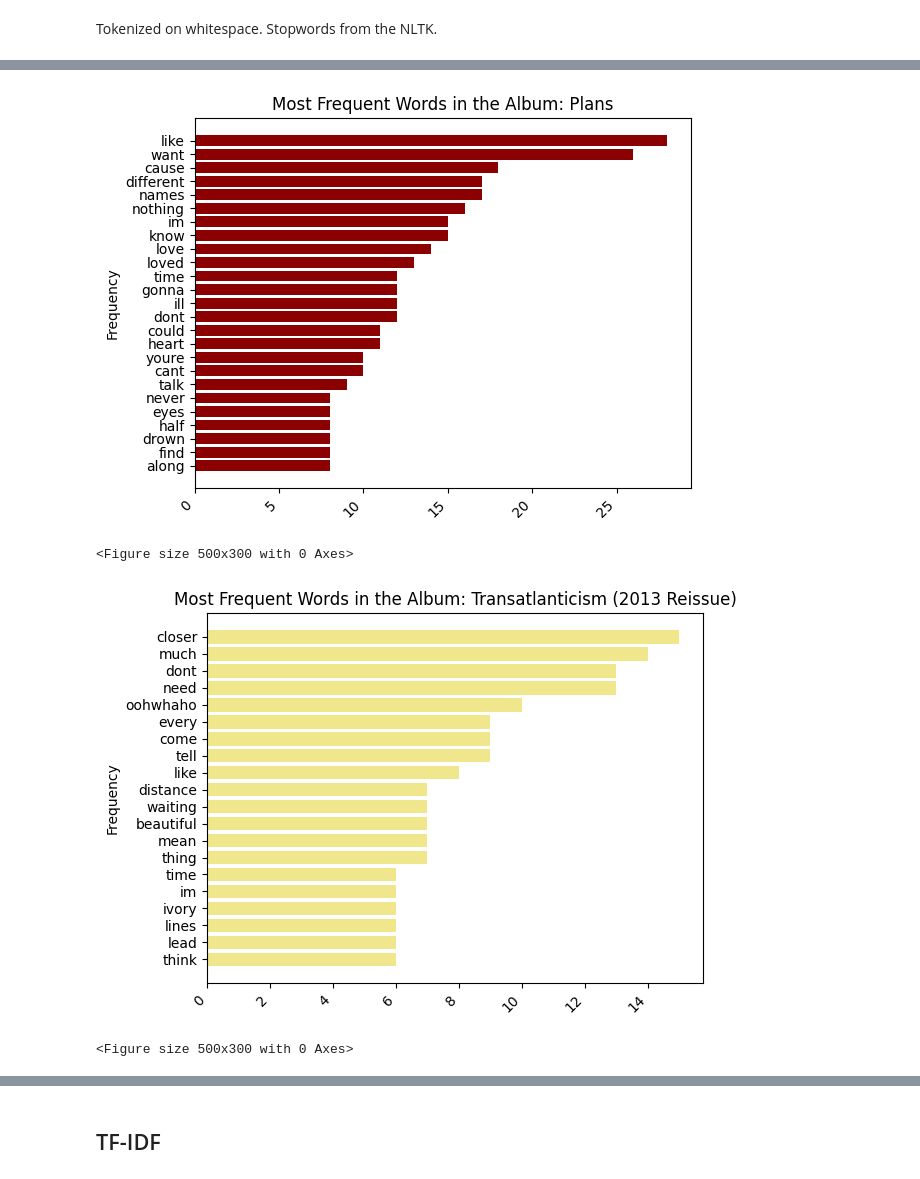
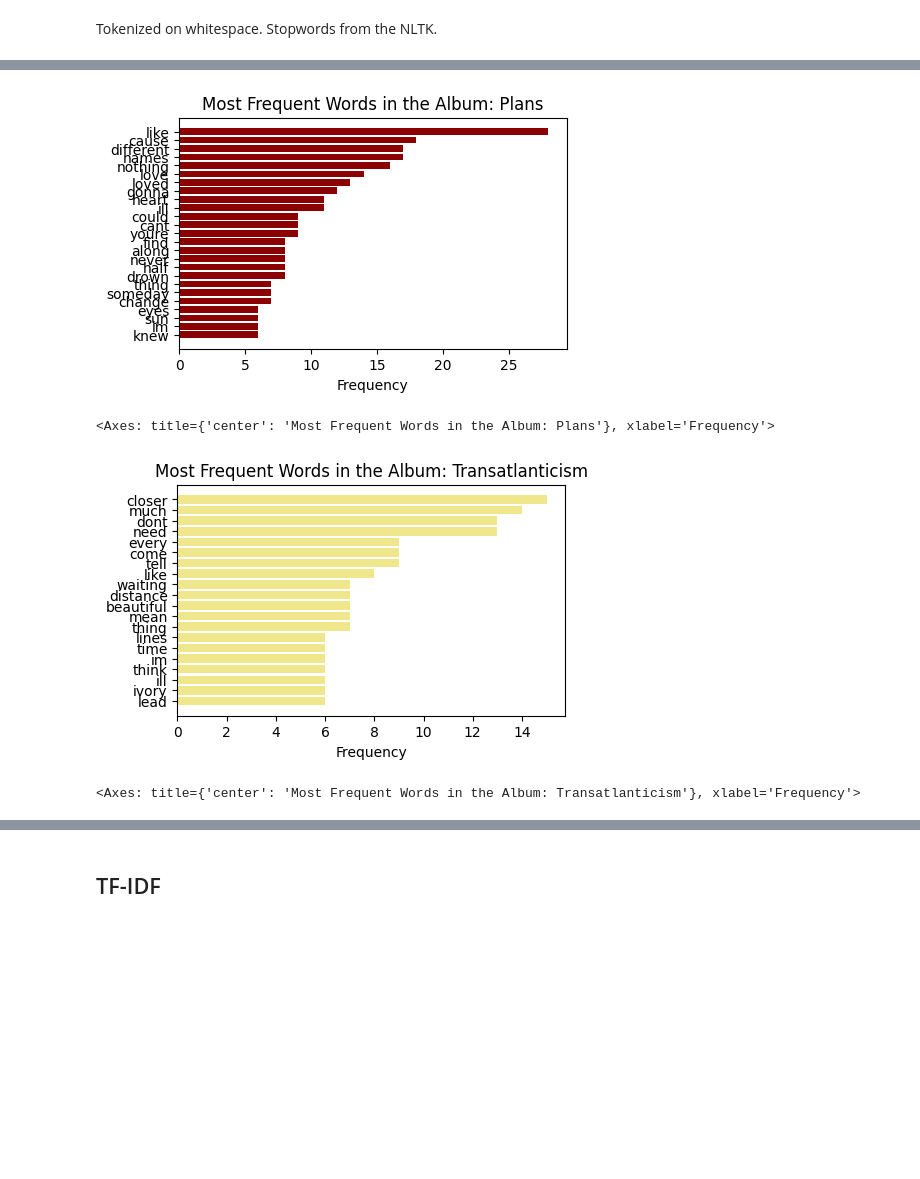
Before and after one commit to lily-harper/death-cab-lyrics-nlp, a Jupyter notebook: analysis.ipynb, the cells around one changed output, grey strips where cells are left out. Cells and saved outputs as stored; diff of their text form; code cells hidden in the pictures; blank space fills up the shorter version.

Commit message:
build data aquisition and cleaning portion of pipeline

```diff
--- a/analysis.ipynb
+++ b/analysis.ipynb
@@ -14,2 +11,5 @@ The autoreload extension is already loaded. To reload it, use:
 # %%
-df = pd.read_csv("data/clean/lyrics.csv")
+from src.paths import CLEAN_DATA_PATH
+df = pd.read_parquet(CLEAN_DATA_PATH)
+
+df.head()
@@ -34,11 +41,11 @@ count_words(df, album= None, n=  25, col = "darkgrey")
 # %%
 count_words(df, "Plans", 25, col = "darkred")
 # %% [output]
-[figure, old version]
+[figure, new version]
-<Figure size 500x300 with 0 Axes>
+<Axes: title={'center': 'Most Frequent Words in the Album: Plans'}, xlabel='Frequency'>
 # %%
-count_words(df, "Transatlanticism (2013 Reissue)", 20, col = "khaki")
+count_words(df, "Transatlanticism", 20, col = "khaki")
 # %% [output]
-[figure, old version]
+[figure, new version]
-<Figure size 500x300 with 0 Axes>
+<Axes: title={'center': 'Most Frequent Words in the Album: Transatlanticism'}, xlabel='Frequency'>
 # %%
```
Also changed, not shown: parts of 11 cells of this notebook, 20 other files.
